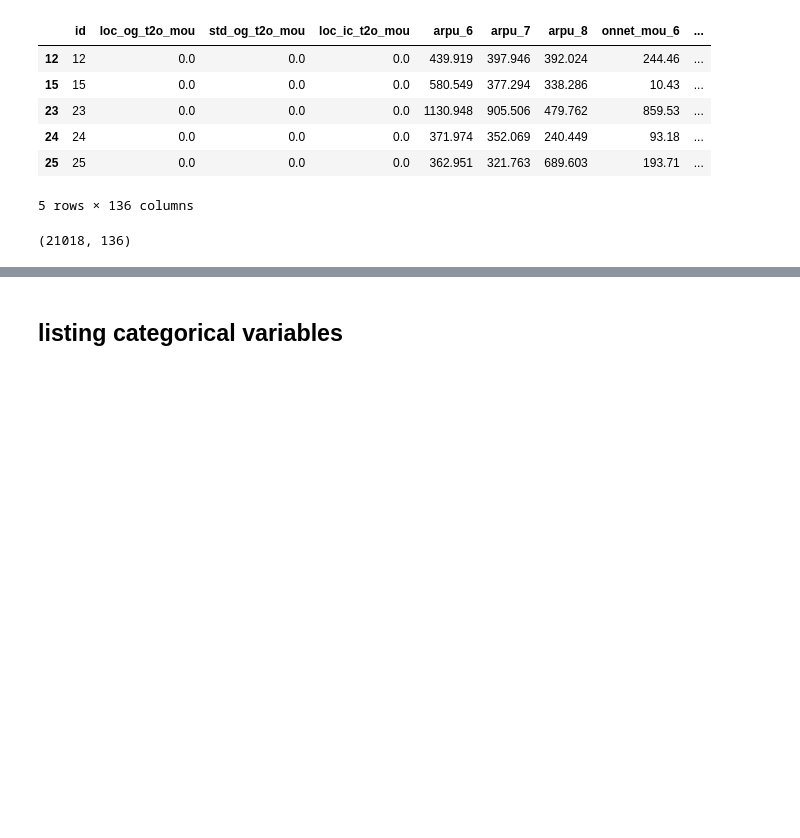
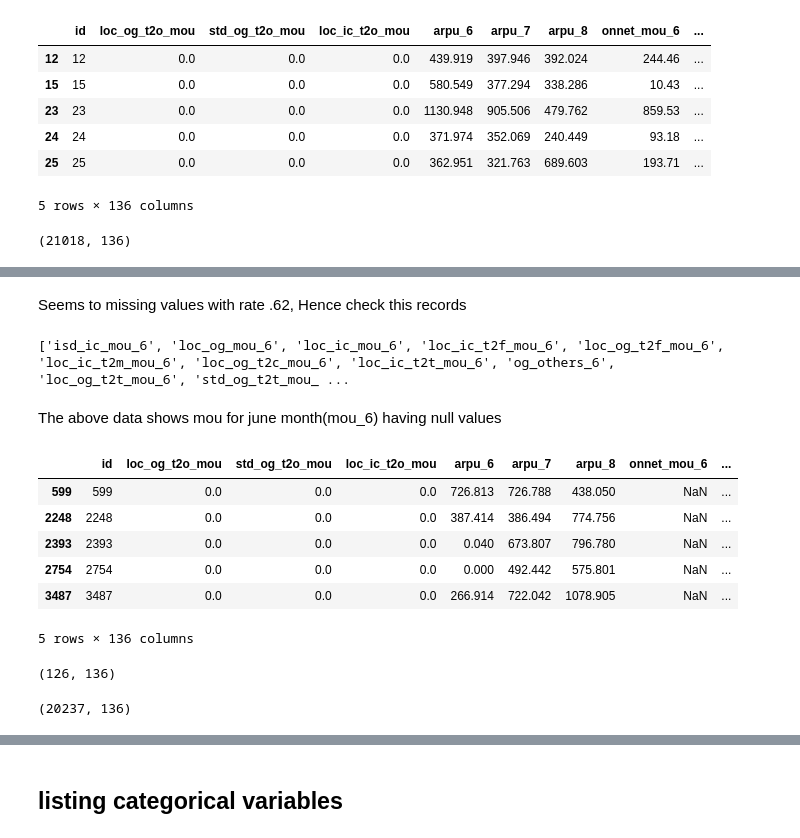
Before and after one commit to jays-26/temp-telcomchurm, a Jupyter notebook: groupv1.ipynb, the cells around one changed output, grey strips where cells are left out. Drawn from its saved outputs; the diff is of its cells as text; code cells hidden in the pictures; blank space fills up the shorter version.

```diff
--- a/groupv1.ipynb
+++ b/groupv1.ipynb
@@ -187,0 +250,3 @@ df.shape
+# %%
+# Deleting the records of mou_8 containing null
+df = df.drop(df_null_mou_8.index)
@@ -187,0 +271,33 @@ df.shape
+# %% [markdown]
+Seems to missing values with rate .62, Hence check this records
+# %%
+
+print(((df_missing_columns[df_missing_columns['null'] == 0.62]).index).to_list())
+# %% [output]
+['isd_ic_mou_6', 'loc_og_mou_6', 'loc_ic_mou_6', 'loc_ic_t2f_mou_6', 'loc_og_t2f_mou_6', 'loc_ic_t2m_mou_6', 'loc_og_t2c_mou_6', 'loc_ic_t2t_mou_6', 'og_others_6', 'loc_og_t2t_mou_6', 'std_og_t2t_mou_ ...
+# %% [markdown]
+The above data shows mou for june month(mou_6) having null values
+# %%
+# Creating a dataframe with the condition, in which MOU for Jun(6) are null
+df_null_mou_6 = df[(df['loc_og_t2m_mou_6'].isnull()) & (df['loc_ic_t2f_mou_6'].isnull()) & (df['roam_og_mou_6'].isnull()) & (df['std_ic_t2m_mou_6'].isnull()) &
+  (df['loc_og_t2t_mou_6'].isnull()) & (df['std_ic_t2t_mou_6'].isnull()) & (df['loc_og_t2f_mou_6'].isnull()) & (df['loc_ic_mou_6'].isnull()) &
+  (df['loc_og_t2c_mou_6'].isnull()) & (df['loc_og_mou_6'].isnull()) & (df['std_og_t2t_mou_6'].isnull()) & (df['roam_ic_mou_6'].isnull()) &
+  (df['loc_ic_t2m_mou_6'].isnull()) & (df['std_og_t2m_mou_6'].isnull()) & (df['loc_ic_t2t_mou_6'].isnull()) & (df['std_og_t2f_mou_6'].isnull()) &
+  (df['std_og_t2c_mou_6'].isnull()) & (df['og_others_6'].isnull()) & (df['std_og_mou_6'].isnull()) & (df['spl_og_mou_6'].isnull()) &
+  (df['std_ic_t2f_mou_6'].isnull()) & (df['isd_og_mou_6'].isnull()) & (df['std_ic_mou_6'].isnull()) & (df['offnet_mou_6'].isnull()) &
+  (df['isd_ic_mou_6'].isnull()) & (df['ic_others_6'].isnull()) & (df['std_ic_t2o_mou_6'].isnull()) & (df['onnet_mou_6'].isnull()) &
+  (df['spl_ic_mou_6'].isnull())]
+
+df_null_mou_6.head()
+# %% [output]
+|  | id | loc_og_t2o_mou | std_og_t2o_mou | loc_ic_t2o_mou | arpu_6 | arpu_7 | arpu_8 | onnet_mou_6 | ... |
+| 599 | 599 | 0.0 | 0.0 | 0.0 | 726.813 | 726.788 | 438.050 | NaN | ... |
+| 2248 | 2248 | 0.0 | 0.0 | 0.0 | 387.414 | 386.494 | 774.756 | NaN | ... |
+| 2393 | 2393 | 0.0 | 0.0 | 0.0 | 0.040 | 673.807 | 796.780 | NaN | ... |
+| 2754 | 2754 | 0.0 | 0.0 | 0.0 | 0.000 | 492.442 | 575.801 | NaN | ... |
+| 3487 | 3487 | 0.0 | 0.0 | 0.0 | 266.914 | 722.042 | 1078.905 | NaN | ... |
+5 rows × 136 columns
+# %%
+df_null_mou_6.shape
+# %% [output]
+(126, 136)
@@ -187,0 +307,4 @@ df.shape
+# %%
+df.shape
+# %% [output]
+(20237, 136)
```
Also changed, not shown: parts of 45 cells of this notebook.
